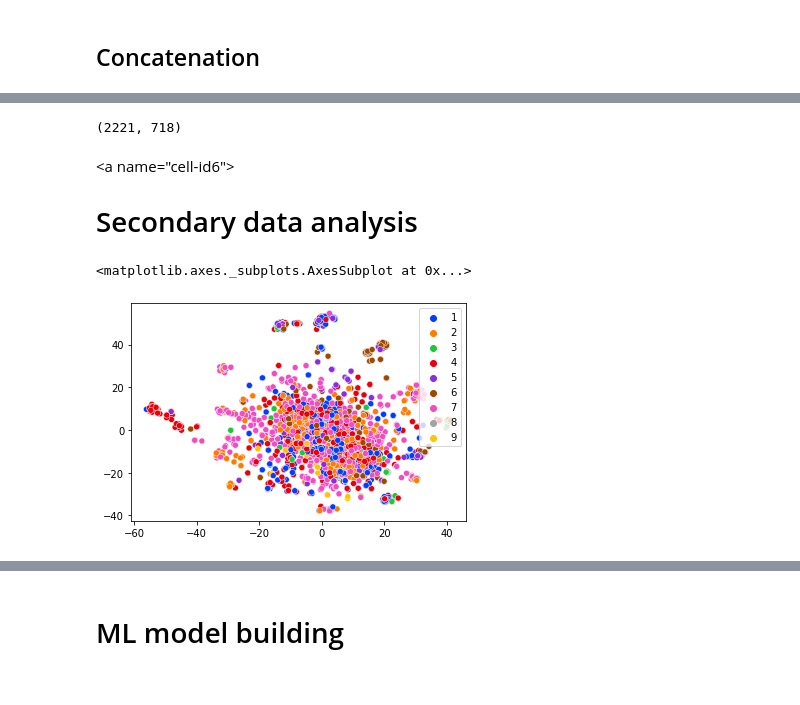
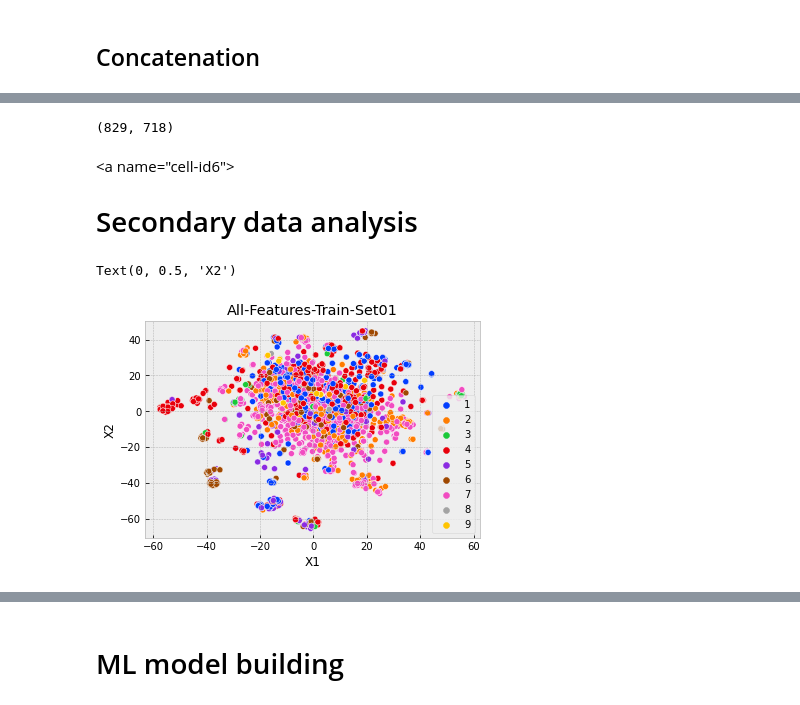
Before and after one commit to akshayonly/DL-Case-Study-Classifying-GM, a Jupyter notebook: Classifying_Genetic_Mutation_.ipynb, the cells around one changed output, grey strips where cells are left out. Drawn from its saved outputs; the diff is of its cells as text; code cells hidden in the pictures.

```diff
--- a/Classifying_Genetic_Mutation_.ipynb
+++ b/Classifying_Genetic_Mutation_.ipynb
@@ -72,6 +70,8 @@ Successfully installed sent2vec-0.0.0
 # %% [markdown]
 ## Libraries
 # %%
+%matplotlib inline
+
 import pandas as pd
 import numpy as np
 import matplotlib.pyplot as plt
@@ -93,7 +93,7 @@ from sklearn.preprocessing import OneHotEncoder, LabelEncoder
 from sklearn.feature_extraction.text import CountVectorizer, TfidfVectorizer
 from sklearn.preprocessing import normalize, StandardScaler
 from sklearn.model_selection import GridSearchCV, train_test_split
-from sklearn.metrics import plot_confusion_matrix, roc_auc_score
+from sklearn.metrics import plot_confusion_matrix, classification_report
 
 from sklearn.svm import SVC
 from sklearn.linear_model import SGDClassifier
@@ -106,5 +106,8 @@ warnings.filterwarnings("ignore")
 
 nltk.download('stopwords')
 nltk.download('punkt')
+
+palette = sns.color_palette("bright", 9)
+plt.style.use('bmh')
 # %% [output]
 [nltk_data] Downloading package stopwords to /root/nltk_data...
@@ -280,15 +284,14 @@ data.to_csv('CGM-processed.csv', index=False)
 <a name="cell-id5"></a>
 # Data featurization
 # %%
-y = LabelEncoder().fit_transform(np.array(data['Class']))
+y = np.array(data['Class'])
 # %%
 X = data[data.columns[1:4]]
 # %%
 # Splitting the data into train and test
 
-x_train, x_test, y_train, y_test = train_test_split(X, y, test_size=0.33,
-                                                    stratify=y,
-                                                    random_state=42)
+x_train, x_test, y_train, y_test = train_test_split(X, y,
+                                                    test_size=0.25, stratify=y)
 # %%
 x_train.shape
 # %% [output]
@@ -498,7 +523,7 @@ train_set_2 = np.hstack((ptm_tr_text, res_tr_var, res_tr_gene))
 # %%
-train_set_2.shape
+test_set_2.shape
 # %% [output]
-(2221, 718)
+(829, 718)
 # %% [markdown]
 <a name="cell-id6"></a>
 # Secondary data analysis
@@ -508,6 +530,10 @@ palette = sns.color_palette("bright", 9)
 # %%
 X_embedded = TSNE(n_components=2, perplexity=50).fit_transform(train_set_1)
-sns.scatterplot(X_embedded[:,0], X_embedded[:,1], hue=y_train, legend='full', palette=palette)
+sns.scatterplot(X_embedded[:,0], X_embedded[:,1],
+                hue=y_train, legend='full', palette=palette)
+plt.title('All-Features-Train-Set01')
+plt.xlabel('X1')
+plt.ylabel('X2')
 # %% [output]
-<matplotlib.axes._subplots.AxesSubplot at 0x...>
+Text(0, 0.5, 'X2')
-[figure, old version]
+[figure, new version]
```
Also changed, not shown: parts of 47 cells of this notebook.
